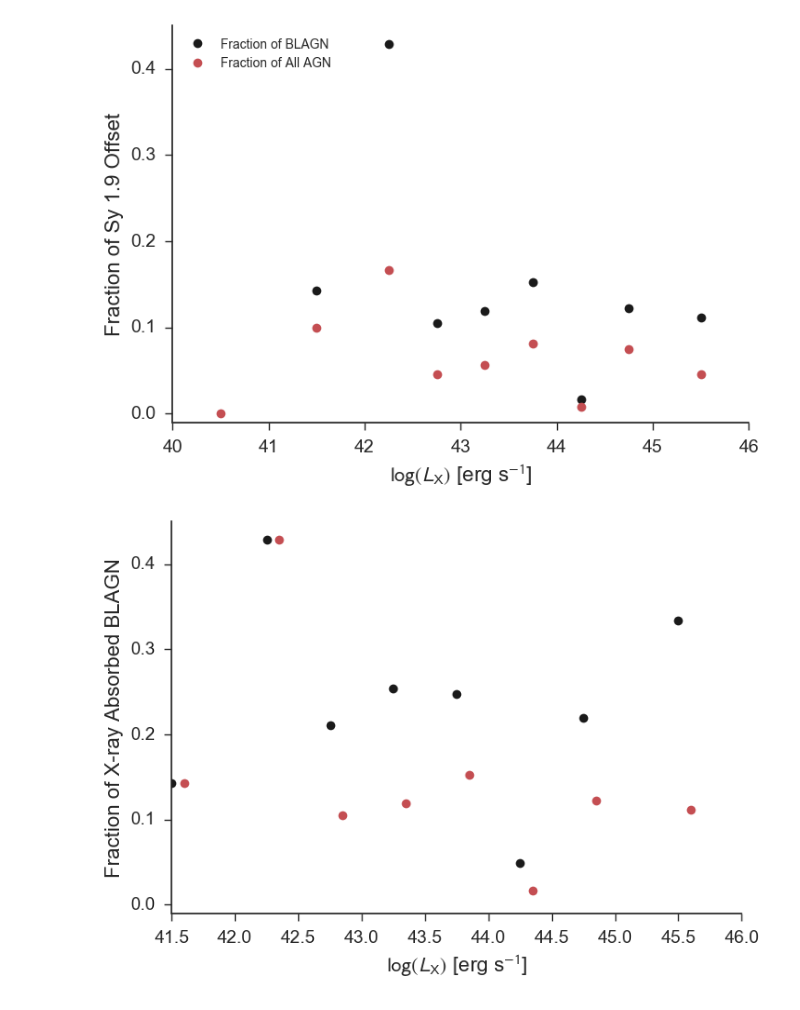
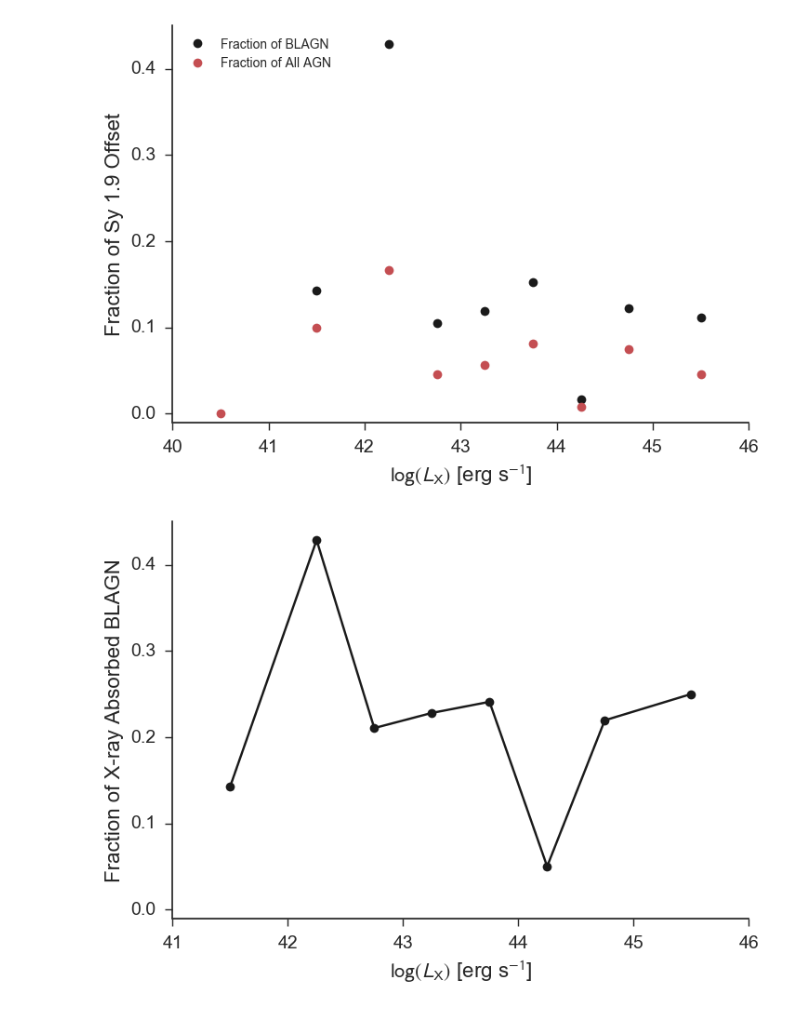
Before and after one commit to ttshimiz/bass-sy1_9-obscuration, a Jupyter notebook: notebooks/fraction-obscured-vs-lx.ipynb, the cells around one changed output. Drawn from its saved outputs; the diff is of its cells as text; code cells hidden in the pictures.

Commit message:
adjust figure with x-ray absorbed fraction vs. LX

```diff
--- a/notebooks/fraction-obscured-vs-lx.ipynb
+++ b/notebooks/fraction-obscured-vs-lx.ipynb
@@ -12,6 +12,9 @@ execfile('/Users/ttshimiz/Dropbox/Research/figure_setup.py')
 # Upload the sample data
 df = pd.read_csv('../data/cleaned_sample.csv', index_col=0)
 df_all = pd.read_csv('../data/cleaned_sample_all_seyferts.csv', index_col=0)
+
+# Remove Sy 2s from cleaned sample
+df = df[df['Type'] != 2]
 # %%
 # Set the bin edges
 lx_bins = np.array([40, 41, 42, 42.5, 43., 43.5, 44., 44.5, 45., 46.])
@@ -106,17 +109,18 @@ fig.savefig('../figures/frac_offsetSy1_9_vs_lx.pdf', bbox_inches='tight')
 # %%
 # Plot the fraction of X-ray absorbed BLAGN
 fig = plt.figure()
 ax = fig.add_subplot(111)
 
 bin_centers = (lx_bins[1:]+lx_bins[0:-1])/2.
 
-ax.plot(bin_centers, n_xray_abs/n_broad, 'ko')
-ax.plot(bin_centers+0.1, n_sy1_9/n_broad, 'ro')
+ax.plot(bin_centers, n_xray_abs/n_broad, 'ko-')
+#ax.plot(bin_centers+0.1, n_sy1_9/n_broad, 'ro')
 ax.set_xlabel(r'$\log(L_{\rm X})$ [erg s$^{-1}$]')
 ax.set_ylabel('Fraction of X-ray Absorbed BLAGN')
 ax.set_ylim(-0.01, ax.get_ylim()[1])
+ax.set_xlim(41.0, 46.0)
 #ax.legend(['Fraction of BLAGN', 'Fraction of All AGN'], loc='upper left', fontsize=10)
 sn.despine()
 fig.savefig('../figures/frac_blagn_xray_abs_vs_lx.pdf', bbox_inches='tight')
 # %% [output]
-[figure, old version]
+[figure, new version]
```
Also changed, not shown: parts of 2 cells of this notebook, 1 other file.
